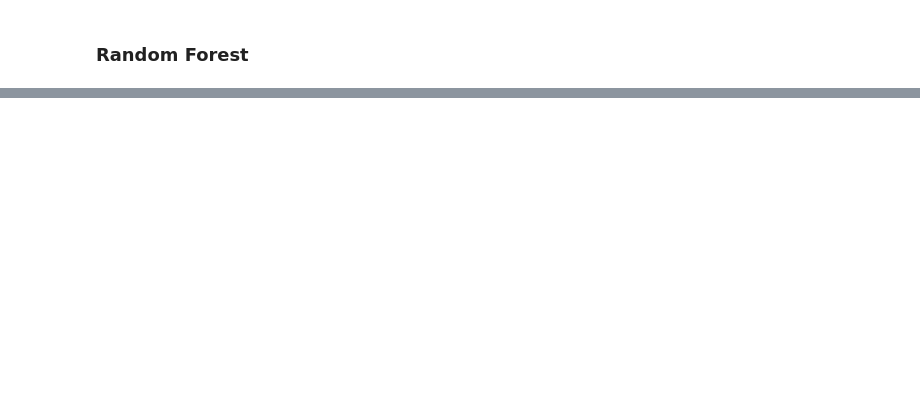
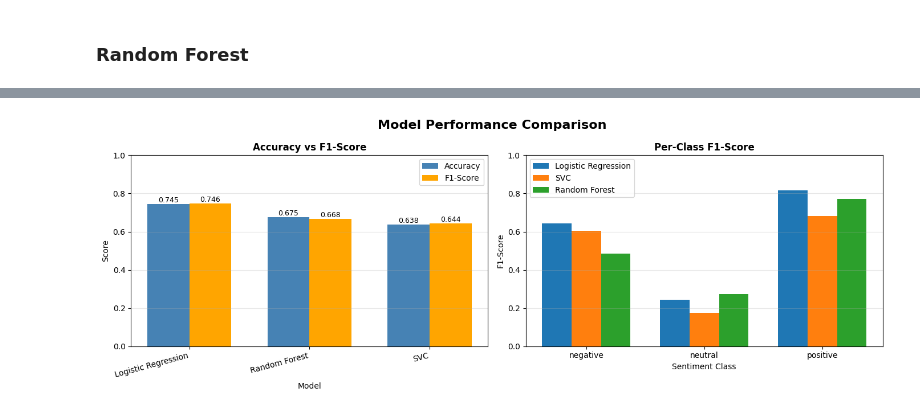
Before and after one commit to archishabhatt/AI_SentimentAnalysis, a Jupyter notebook: notebooks/modeling_traditional_nlp.ipynb, the cells around one changed output, grey strips where cells are left out. Saved outputs shown, nothing was run; the diff lists cells and outputs as text; code cells hidden in the pictures; blank space fills up the shorter version.

```diff
--- a/notebooks/modeling_traditional_nlp.ipynb
+++ b/notebooks/modeling_traditional_nlp.ipynb
@@ -164,0 +288,17 @@ weighted avg       0.68      0.66      0.65        93
+# %%
+# Create comparison table
+comparison_df = pd.DataFrame({
+    'Model': ['Logistic Regression', 'SVC', 'Random Forest'],
+    'Accuracy': [accuracy_lr, accuracy_svc, accuracy_rf],
+    'F1-Score': [f1_lr, f1_svc, f1_rf]
+})
+
+comparison_df = comparison_df.sort_values('Accuracy', ascending=False)
+print("\n", comparison_df.to_string(index=False))
+
+# Find best model
+best_model_name = comparison_df.iloc[0]['Model']
+best_accuracy = comparison_df.iloc[0]['Accuracy']
+
+print(f"\n🏆 Best Model: {best_model_name}")
+print(f"   Accuracy: {best_accuracy:.4f}")
@@ -164,0 +340,61 @@ weighted avg       0.68      0.66      0.65        93
+# %%
+fig, axes = plt.subplots(1, 2, figsize=(14, 5))
+fig.suptitle('Model Performance Comparison', fontsize=16, fontweight='bold')
+
+# 1. Accuracy and F1-Score Comparison
+ax = axes[0]
+x = np.arange(len(comparison_df))
+width = 0.35
+
+bars1 = ax.bar(x - width/2, comparison_df['Accuracy'], width,
+               label='Accuracy', color='steelblue')
+bars2 = ax.bar(x + width/2, comparison_df['F1-Score'], width,
+               label='F1-Score', color='orange')
+
+ax.set_xlabel('Model')
+ax.set_ylabel('Score')
+ax.set_title('Accuracy vs F1-Score', fontweight='bold')
+ax.set_xticks(x)
+ax.set_xticklabels(comparison_df['Model'], rotation=15, ha='right')
+ax.legend()
+ax.set_ylim([0, 1])
+ax.grid(axis='y', alpha=0.3)
+
+# Add value labels on bars
+for bars in [bars1, bars2]:
+    for bar in bars:
+        height = bar.get_height()
+        ax.text(bar.get_x() + bar.get_width()/2., height,
+                f'{height:.3f}', ha='center', va='bottom', fontsize=9)
+
+# 2. Per-Class Performance (F1-Score)
+ax = axes[1]
+
+# Calculate per-class F1 scores
+f1_per_class = {
+    'Logistic Regression': f1_score(y_test, y_pred_lr, average=None),
+    'SVC': f1_score(y_test, y_pred_svc, average=None),
+    'Random Forest': f1_score(y_test, y_pred_rf, average=None)
+}
+
+x = np.arange(len(le.classes_))
+width = 0.25
+
+for idx, (model_name, scores) in enumerate(f1_per_class.items()):
+    offset = (idx - 1) * width
+    ax.bar(x + offset, scores, width, label=model_name)
+
+ax.set_xlabel('Sentiment Class')
+ax.set_ylabel('F1-Score')
+ax.set_title('Per-Class F1-Score', fontweight='bold')
+ax.set_xticks(x)
+ax.set_xticklabels(le.classes_)
+ax.legend()
+ax.set_ylim([0, 1])
+ax.grid(axis='y', alpha=0.3)
+
+plt.tight_layout()
+# plt.savefig('model_performance_comparison.png', dpi=300, bbox_inches='tight')
+plt.show()
+# %% [output]
+[figure, added]
```
Also changed, not shown: parts of 16 cells of this notebook, 4 other files.
